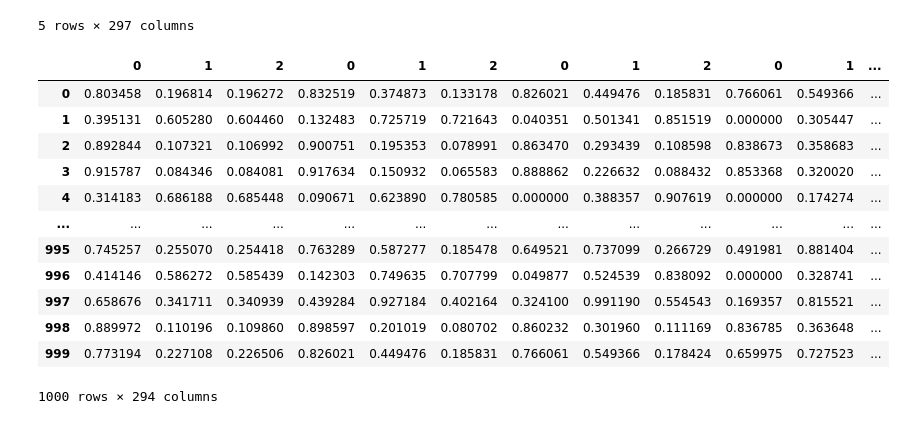
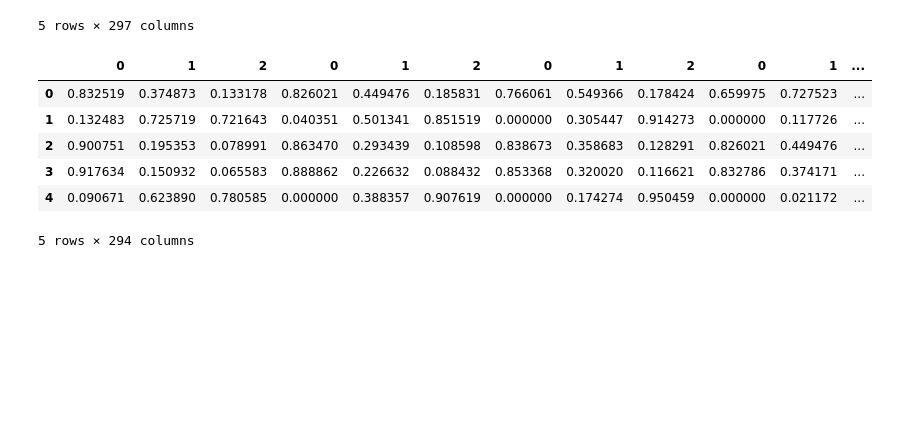
Before and after one commit to dharma610/Neural-network-model-for-compartmenral-model-SIR-and-SEIR-, a Jupyter notebook: part5.ipynb, the cells around one changed output. Saved outputs shown, nothing was run; the diff lists cells and outputs as text; code cells hidden in the pictures; blank space fills up the shorter version.

```diff
--- a/part5.ipynb
+++ b/part5.ipynb
@@ -344,23 +338,17 @@ for i in range(98):
 # %%
  predicted_data = pd.DataFrame()
  for i in range(98):
-   predicted_data = pd.concat([predicted_data,pred_data["group" + str(i)]],axis = 1)
+   predicted_data = pd.concat([predicted_data,pred_data["group" + str(i+1)]],axis = 1)
 # %%
-predicted_data
+predicted_data.head()
 # %% [output]
 |  | 0 | 1 | 2 | 0 | 1 | 2 | 0 | 1 | 2 | 0 | 1 | ... |
-| 0 | 0.803458 | 0.196814 | 0.196272 | 0.832519 | 0.374873 | 0.133178 | 0.826021 | 0.449476 | 0.185831 | 0.766061 | 0.549366 | ... |
-| 1 | 0.395131 | 0.605280 | 0.604460 | 0.132483 | 0.725719 | 0.721643 | 0.040351 | 0.501341 | 0.851519 | 0.000000 | 0.305447 | ... |
-| 2 | 0.892844 | 0.107321 | 0.106992 | 0.900751 | 0.195353 | 0.078991 | 0.863470 | 0.293439 | 0.108598 | 0.838673 | 0.358683 | ... |
-| 3 | 0.915787 | 0.084346 | 0.084081 | 0.917634 | 0.150932 | 0.065583 | 0.888862 | 0.226632 | 0.088432 | 0.853368 | 0.320020 | ... |
-| 4 | 0.314183 | 0.686188 | 0.685448 | 0.090671 | 0.623890 | 0.780585 | 0.000000 | 0.388357 | 0.907619 | 0.000000 | 0.174274 | ... |
-| ... | ... | ... | ... | ... | ... | ... | ... | ... | ... | ... | ... | ... |
-| 995 | 0.745257 | 0.255070 | 0.254418 | 0.763289 | 0.587277 | 0.185478 | 0.649521 | 0.737099 | 0.266729 | 0.491981 | 0.881404 | ... |
-| 996 | 0.414146 | 0.586272 | 0.585439 | 0.142303 | 0.749635 | 0.707799 | 0.049877 | 0.524539 | 0.838092 | 0.000000 | 0.328741 | ... |
-| 997 | 0.658676 | 0.341711 | 0.340939 | 0.439284 | 0.927184 | 0.402164 | 0.324100 | 0.991190 | 0.554543 | 0.169357 | 0.815521 | ... |
-| 998 | 0.889972 | 0.110196 | 0.109860 | 0.898597 | 0.201019 | 0.080702 | 0.860232 | 0.301960 | 0.111169 | 0.836785 | 0.363648 | ... |
-| 999 | 0.773194 | 0.227108 | 0.226506 | 0.826021 | 0.449476 | 0.185831 | 0.766061 | 0.549366 | 0.178424 | 0.659975 | 0.727523 | ... |
+| 0 | 0.832519 | 0.374873 | 0.133178 | 0.826021 | 0.449476 | 0.185831 | 0.766061 | 0.549366 | 0.178424 | 0.659975 | 0.727523 | ... |
+| 1 | 0.132483 | 0.725719 | 0.721643 | 0.040351 | 0.501341 | 0.851519 | 0.000000 | 0.305447 | 0.914273 | 0.000000 | 0.117726 | ... |
+| 2 | 0.900751 | 0.195353 | 0.078991 | 0.863470 | 0.293439 | 0.108598 | 0.838673 | 0.358683 | 0.128291 | 0.826021 | 0.449476 | ... |
+| 3 | 0.917634 | 0.150932 | 0.065583 | 0.888862 | 0.226632 | 0.088432 | 0.853368 | 0.320020 | 0.116621 | 0.832786 | 0.374171 | ... |
+| 4 | 0.090671 | 0.623890 | 0.780585 | 0.000000 | 0.388357 | 0.907619 | 0.000000 | 0.174274 | 0.950459 | 0.000000 | 0.021172 | ... |
-1000 rows × 294 columns
+5 rows × 294 columns
 # %%
 original_data = data_scaled_comp.iloc[:,3:297]
 # %%
```
Also changed, not shown: parts of 2 cells of this notebook.
